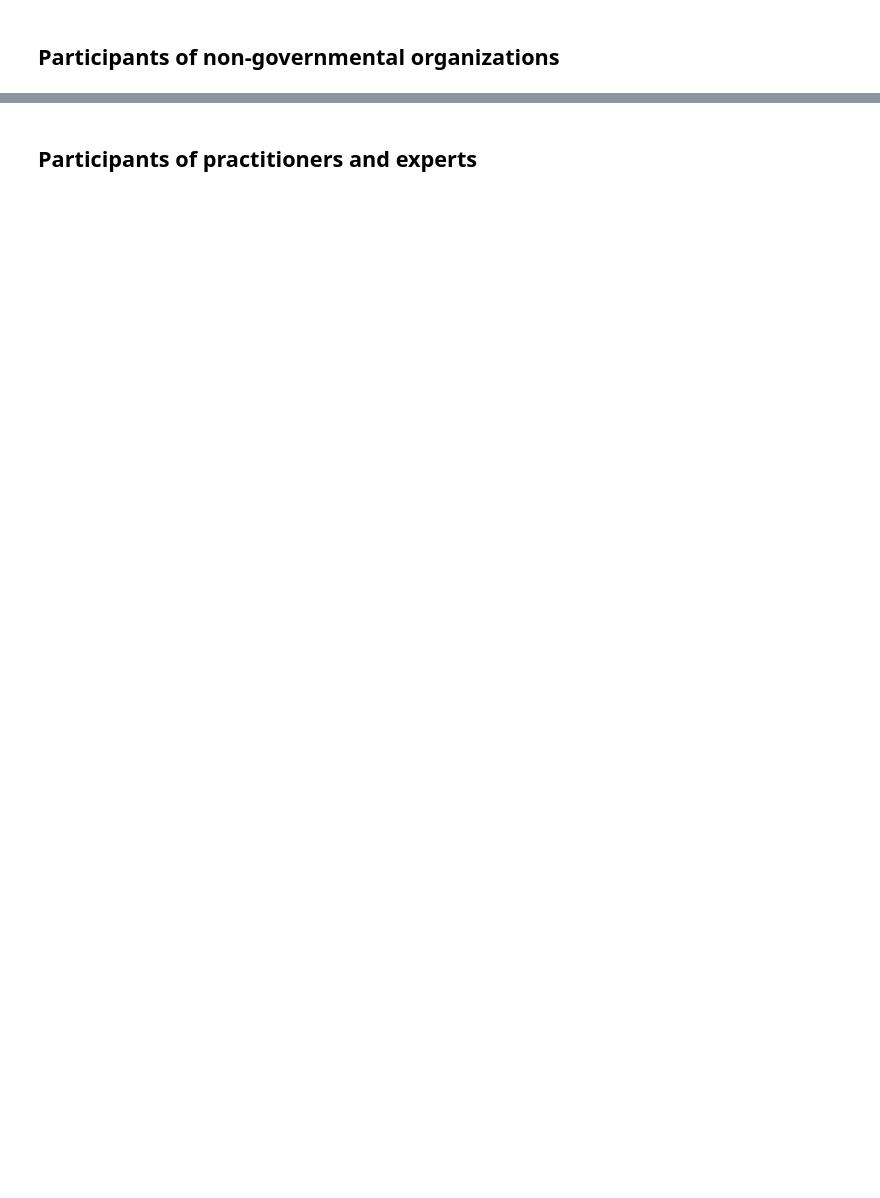
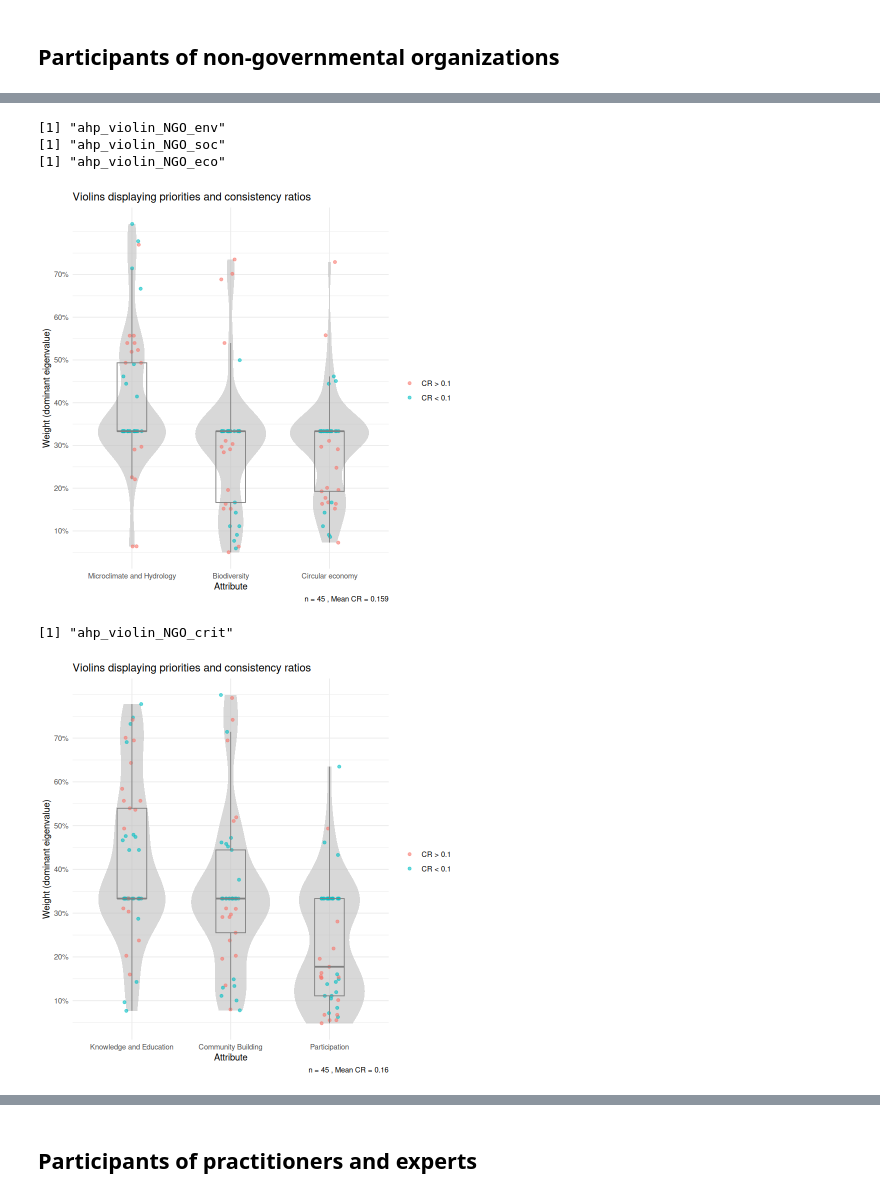
Before and after one commit to urmel79/edible_Cities_AHP_Survey, a Jupyter notebook: ahpsurvey_all.ipynb, the cells around one changed output, grey strips where cells are left out. Cells and saved outputs as stored; diff of their text form; code cells hidden in the pictures; blank space fills up the shorter version.

```diff
--- a/ahpsurvey_all.ipynb
+++ b/ahpsurvey_all.ipynb
@@ -477,0 +386,9 @@ write.table(df_outputTable, file = str_CSVfilename_output,
+# %%
+func_Process_ahpsurvey(df_csvInputFiles_NGO, "NGO", str_input_path, str_output_path, df_attributes_labels)
+# %% [output]
+[1] "ahp_violin_NGO_env"
+[1] "ahp_violin_NGO_soc"
+[1] "ahp_violin_NGO_eco"
+[figure, added]
+[1] "ahp_violin_NGO_crit"
+[figure, added]
```
Also changed, not shown: parts of 12 cells of this notebook, 18 other files.
